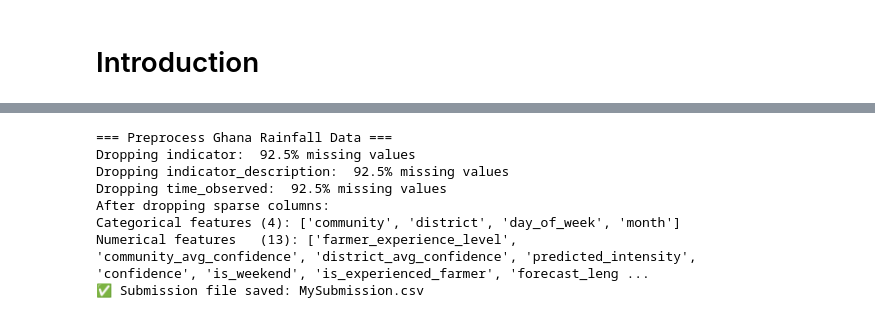
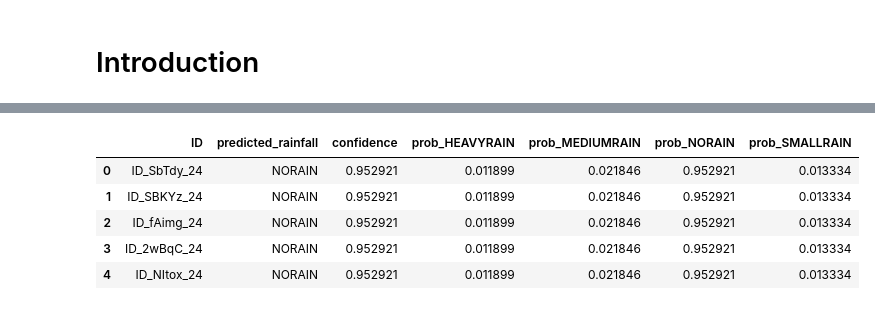
Before and after one commit to Queenzy-Ongeye/GhanaRainfallPredictor, a Jupyter notebook: src/notebooks/01_preprocess_data.ipynb, the cells around one changed output, grey strips where cells are left out. Cells and saved outputs as stored; diff of their text form; code cells hidden in the pictures.

```diff
--- a/src/notebooks/01_preprocess_data.ipynb
+++ b/src/notebooks/01_preprocess_data.ipynb
@@ -170,16 +126,35 @@ Numerical features   (13): ['farmer_experience_level', 'community_avg_confidence
+# %%
+exclude = ["ID", "prediction_time", "user_id", "Target"]
+X_test = test_df_proc[[c for c in test_df_proc.columns if c not in exclude]]
+# %%
+X_test_tr = predictor_class.preprocessor.transform(X_test)   # now works (preprocessor is fitted)
+test_pred  = predictor_class.final_model.predict(X_test_tr)
+test_prob  = predictor_class.final_model.predict_proba(X_test_tr)
+# %%
+# convert back to labels
+labels = predictor_class.label_encoder.inverse_transform(test_pred)
+# %%
+#
+import numpy as np
+
+results = pd.DataFrame({
+    "ID": test_df.get("ID", range(len(test_df))),
+    "predicted_rainfall": labels,
+    "confidence": np.max(test_prob, axis = 1)
+})
+
+for i, cls in enumerate(predictor_class.label_encoder.classes_):
+    results[f"prob_{cls}"] = test_prob[:, i]
+
+results.head()
+# %% [output]
+|  | ID | predicted_rainfall | confidence | prob_HEAVYRAIN | prob_MEDIUMRAIN | prob_NORAIN | prob_SMALLRAIN |
+| 0 | ID_SbTdy_24 | NORAIN | 0.952921 | 0.011899 | 0.021846 | 0.952921 | 0.013334 |
+| 1 | ID_SBKYz_24 | NORAIN | 0.952921 | 0.011899 | 0.021846 | 0.952921 | 0.013334 |
+| 2 | ID_fAimg_24 | NORAIN | 0.952921 | 0.011899 | 0.021846 | 0.952921 | 0.013334 |
+| 3 | ID_2wBqC_24 | NORAIN | 0.952921 | 0.011899 | 0.021846 | 0.952921 | 0.013334 |
+| 4 | ID_NItox_24 | NORAIN | 0.952921 | 0.011899 | 0.021846 | 0.952921 | 0.013334 |
 # %%
-# --- Save submission for competition ---
-submission = predictor_class.save_submission(
-    test_file="../data/test.csv",
-    sample_submission_file="../data/SampleSubmission.csv",
-    output_file="MySubmission.csv"
-)
+# Only run this if you want a submission file locally
+sample_path = '../data/SampleSubmission.csv'     # <-- make sure the path is correct
+sub = pd.read_csv(sample_path).copy()
-# %% [output]
-=== Preprocess Ghana Rainfall Data ===
-Dropping indicator:  92.5% missing values
-Dropping indicator_description:  92.5% missing values
-Dropping time_observed:  92.5% missing values
-After dropping sparse columns:
-Categorical features (4): ['community', 'district', 'day_of_week', 'month']
-Numerical features   (13): ['farmer_experience_level', 'community_avg_confidence', 'district_avg_confidence', 'predicted_intensity', 'confidence', 'is_weekend', 'is_experienced_farmer', 'forecast_leng ...
-✅ Submission file saved: MySubmission.csv
```
Also changed, not shown: parts of 15 cells of this notebook, 7 other files.
